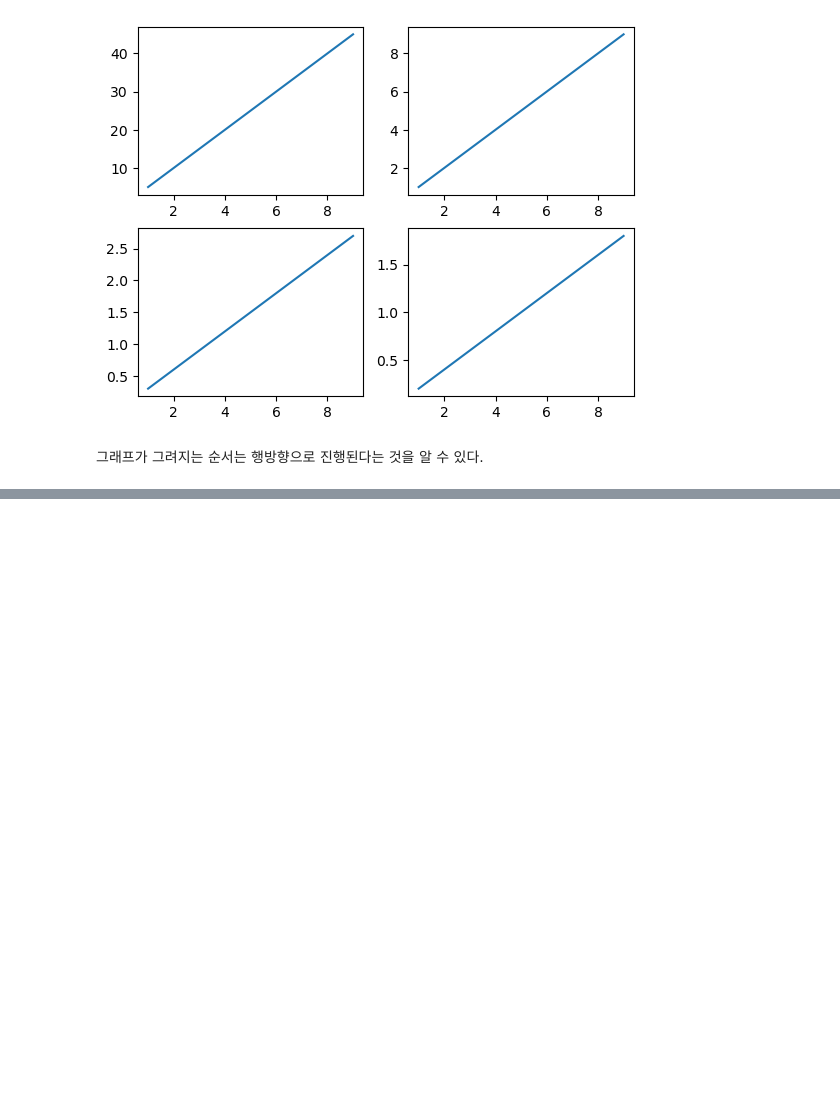
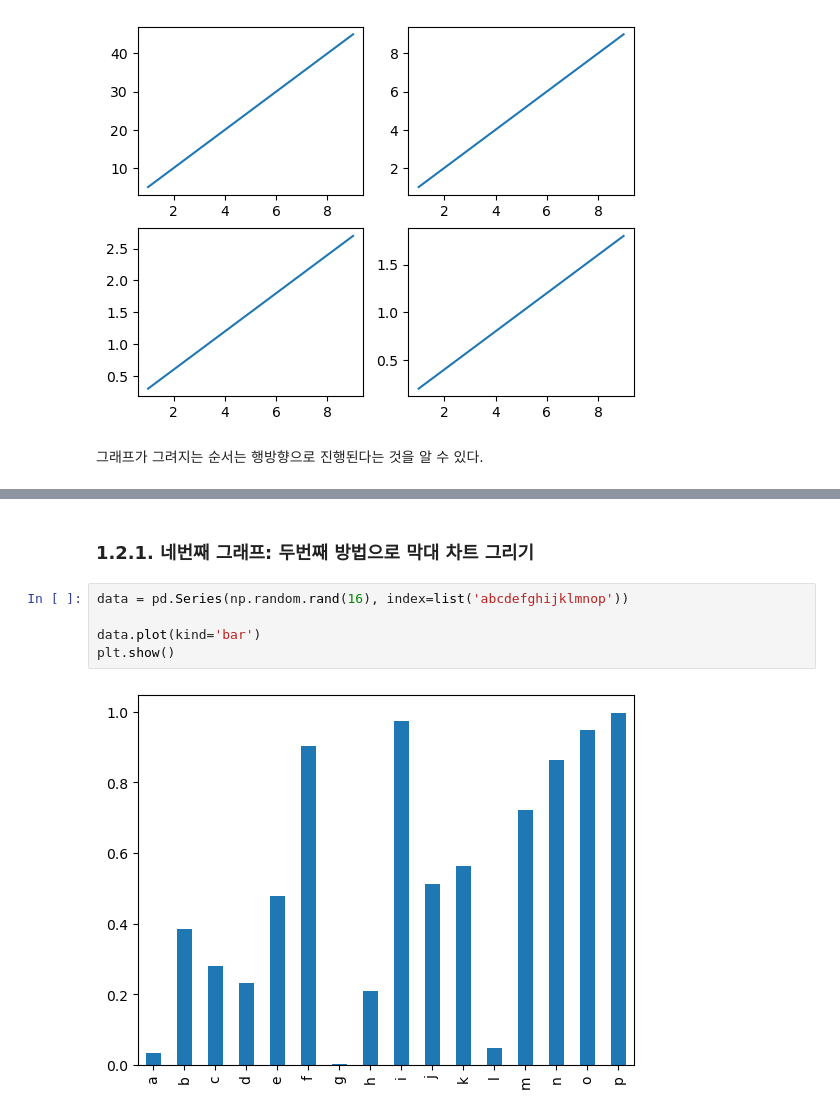
Before and after one commit to ezer-log/kmr-basic, a Jupyter notebook: Basic/day6_0429.ipynb, the cells around one changed output, grey strips where cells are left out. Drawn from its saved outputs; the diff is of its cells as text; blank space fills up the shorter version.

```diff
--- a/Basic/day6_0429.ipynb
+++ b/Basic/day6_0429.ipynb
@@ -188,0 +253,9 @@ plt.show()
+# %% [markdown]
+### 1.2.1. 네번째 그래프: 두번째 방법으로 막대 차트 그리기
+# %%
+data = pd.Series(np.random.rand(16), index=list('abcdefghijklmnop'))
+
+data.plot(kind='bar')
+plt.show()
+# %% [output]
+[figure, added]
```
Also changed, not shown: parts of 42 cells of this notebook.
